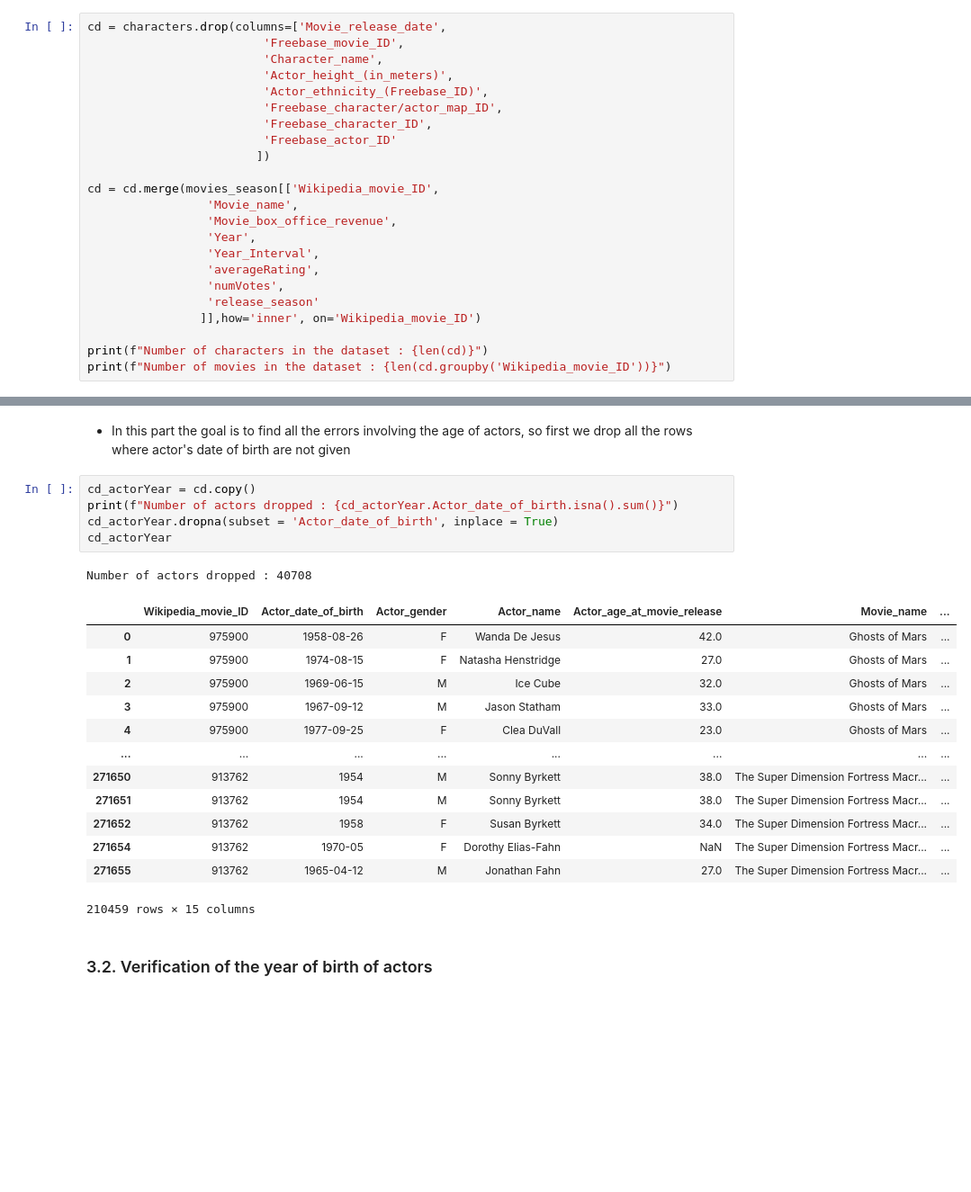
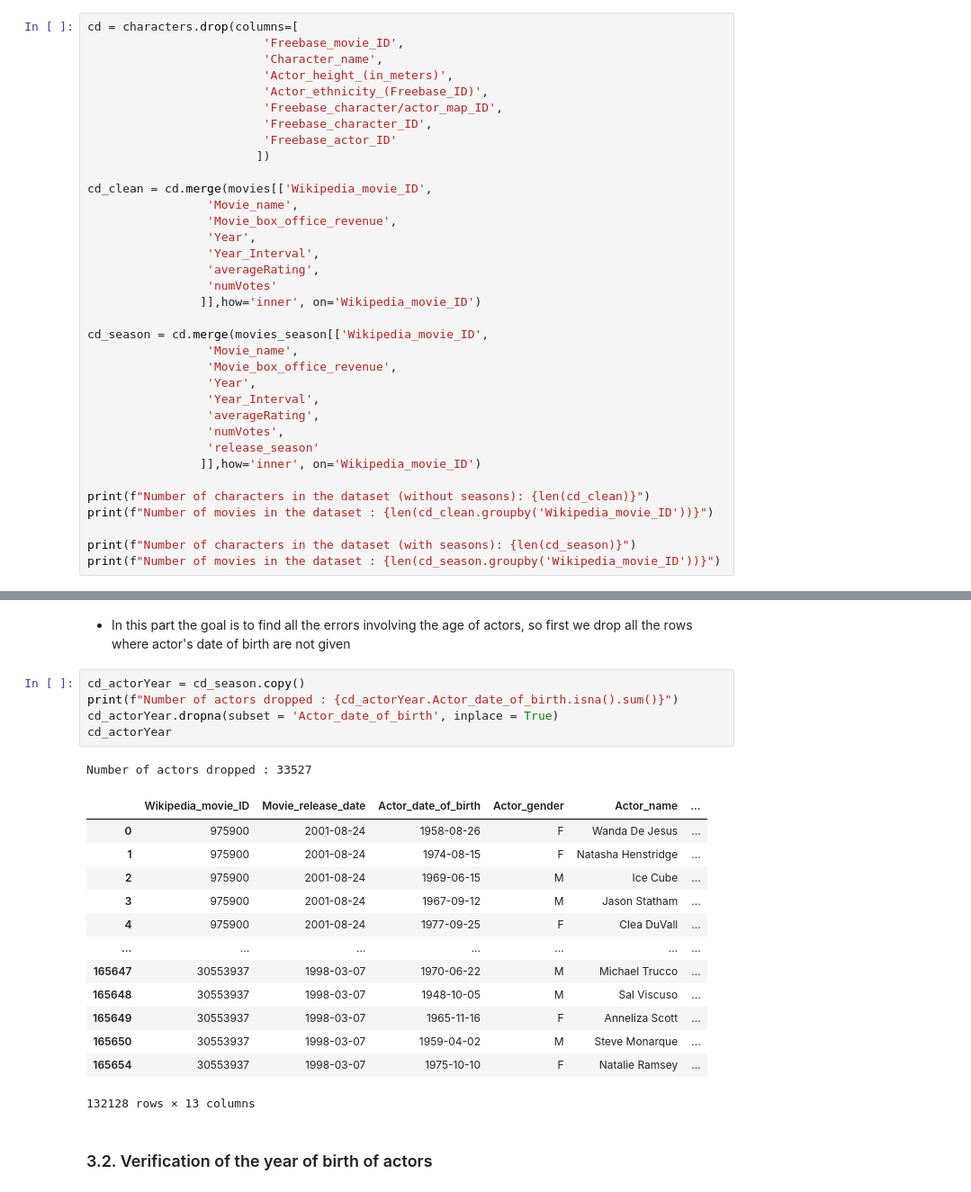
Before and after one commit to epfl-ada/ada-2024-project-melyn, a Jupyter notebook: pipeline/character_dataset_cleaning.ipynb, the cells around one changed output, grey strips where cells are left out. Shown at 90% size. Cells and saved outputs as stored; diff of their text form; blank space fills up the shorter version.

```diff
--- a/pipeline/character_dataset_cleaning.ipynb
+++ b/pipeline/character_dataset_cleaning.ipynb
@@ -48,7 +64,7 @@ print(characters.shape[0])
 This also allows us to eliminate movies that have a lot of missing data and to focus more on characters that comes from movies for which we have some informations.
 - As printed below, this leave us with more than 270 000 characters and 33 000 movies.
 # %%
-cd = characters.drop(columns=['Movie_release_date',
+cd = characters.drop(columns=[
                          'Freebase_movie_ID',
                          'Character_name',
                          'Actor_height_(in_meters)',
@@ -58,7 +74,16 @@ cd = characters.drop(columns=['Movie_release_date',
                          'Freebase_actor_ID'
                         ])
 
-cd = cd.merge(movies_season[['Wikipedia_movie_ID',
+cd_clean = cd.merge(movies[['Wikipedia_movie_ID',
+                 'Movie_name',
+                 'Movie_box_office_revenue',
+                 'Year',
+                 'Year_Interval',
+                 'averageRating',
+                 'numVotes'
+                ]],how='inner', on='Wikipedia_movie_ID')
+
+cd_season = cd.merge(movies_season[['Wikipedia_movie_ID',
                  'Movie_name',
                  'Movie_box_office_revenue',
                  'Year',
@@ -68,6 +93,9 @@ cd = cd.merge(movies_season[['Wikipedia_movie_ID',
                  'release_season'
                 ]],how='inner', on='Wikipedia_movie_ID')
 
-print(f"Number of characters in the dataset : {len(cd)}")
-print(f"Number of movies in the dataset : {len(cd.groupby('Wikipedia_movie_ID'))}")
+print(f"Number of characters in the dataset (without seasons): {len(cd_clean)}")
+print(f"Number of movies in the dataset : {len(cd_clean.groupby('Wikipedia_movie_ID'))}")
+
+print(f"Number of characters in the dataset (with seasons): {len(cd_season)}")
+print(f"Number of movies in the dataset : {len(cd_season.groupby('Wikipedia_movie_ID'))}")
 # %% [output]
@@ -178,25 +236,25 @@ with open(pickle_folder+"characters_clean.p", "wb" ) as f:
 # %% [markdown]
 - In this part the goal is to find all the errors involving the age of actors, so first we drop all the rows where actor's date of birth are not given
 # %%
-cd_actorYear = cd.copy()
+cd_actorYear = cd_season.copy()
 print(f"Number of actors dropped : {cd_actorYear.Actor_date_of_birth.isna().sum()}")
 cd_actorYear.dropna(subset = 'Actor_date_of_birth', inplace = True)
 cd_actorYear
 # %% [output]
-Number of actors dropped : 40708
+Number of actors dropped : 33527
-|  | Wikipedia_movie_ID | Actor_date_of_birth | Actor_gender | Actor_name | Actor_age_at_movie_release | Movie_name | ... |
-| 0 | 975900 | 1958-08-26 | F | Wanda De Jesus | 42.0 | Ghosts of Mars | ... |
-| 1 | 975900 | 1974-08-15 | F | Natasha Henstridge | 27.0 | Ghosts of Mars | ... |
-| 2 | 975900 | 1969-06-15 | M | Ice Cube | 32.0 | Ghosts of Mars | ... |
-| 3 | 975900 | 1967-09-12 | M | Jason Statham | 33.0 | Ghosts of Mars | ... |
-| 4 | 975900 | 1977-09-25 | F | Clea DuVall | 23.0 | Ghosts of Mars | ... |
-| ... | ... | ... | ... | ... | ... | ... | ... |
-| 271650 | 913762 | 1954 | M | Sonny Byrkett | 38.0 | The Super Dimension Fortress Macr... | ... |
-| 271651 | 913762 | 1954 | M | Sonny Byrkett | 38.0 | The Super Dimension Fortress Macr... | ... |
-| 271652 | 913762 | 1958 | F | Susan Byrkett | 34.0 | The Super Dimension Fortress Macr... | ... |
-| 271654 | 913762 | 1970-05 | F | Dorothy Elias-Fahn | NaN | The Super Dimension Fortress Macr... | ... |
-| 271655 | 913762 | 1965-04-12 | M | Jonathan Fahn | 27.0 | The Super Dimension Fortress Macr... | ... |
+|  | Wikipedia_movie_ID | Movie_release_date | Actor_date_of_birth | Actor_gender | Actor_name | ... |
+| 0 | 975900 | 2001-08-24 | 1958-08-26 | F | Wanda De Jesus | ... |
+| 1 | 975900 | 2001-08-24 | 1974-08-15 | F | Natasha Henstridge | ... |
+| 2 | 975900 | 2001-08-24 | 1969-06-15 | M | Ice Cube | ... |
+| 3 | 975900 | 2001-08-24 | 1967-09-12 | M | Jason Statham | ... |
+| 4 | 975900 | 2001-08-24 | 1977-09-25 | F | Clea DuVall | ... |
+| ... | ... | ... | ... | ... | ... | ... |
+| 165647 | 30553937 | 1998-03-07 | 1970-06-22 | M | Michael Trucco | ... |
+| 165648 | 30553937 | 1998-03-07 | 1948-10-05 | M | Sal Viscuso | ... |
+| 165649 | 30553937 | 1998-03-07 | 1965-11-16 | F | Anneliza Scott | ... |
+| 165650 | 30553937 | 1998-03-07 | 1959-04-02 | M | Steve Monarque | ... |
+| 165654 | 30553937 | 1998-03-07 | 1975-10-10 | F | Natalie Ramsey | ... |
-210459 rows × 15 columns
+132128 rows × 13 columns
 # %% [markdown]
 ### 3.2. Verification of the year of birth of actors
 # %%
```
Also changed, not shown: parts of 22 cells of this notebook, 18 other files.
